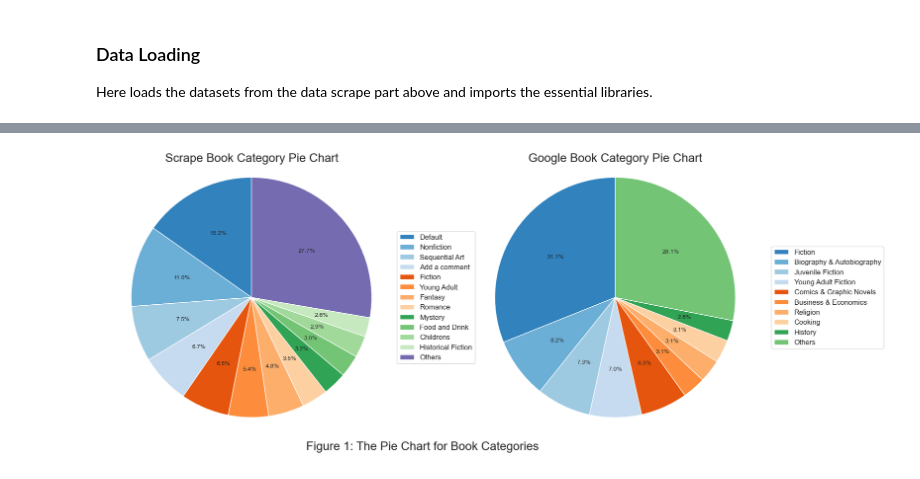
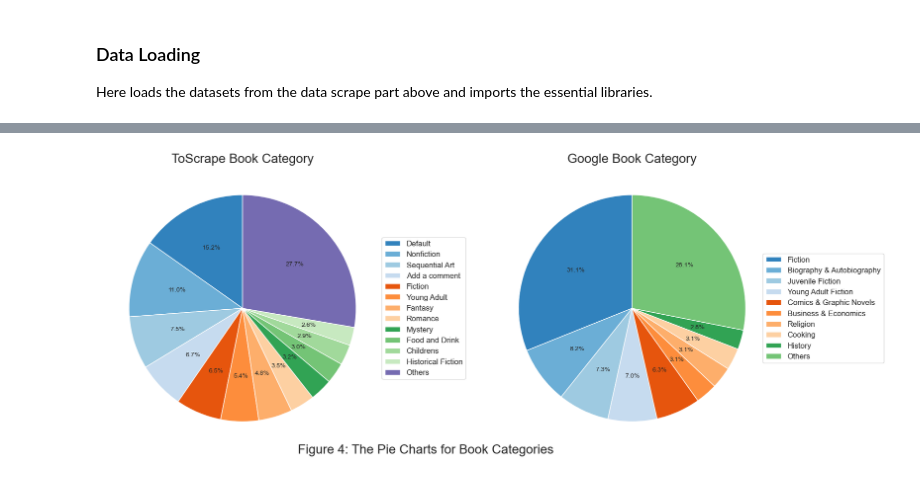
Before and after one commit to Zirui-Zhou/INT303_Web_Scraping_And_Data_Analysis, a Jupyter notebook: Zirui_Zhou+1927924.ipynb, the cells around one changed output, grey strips where cells are left out. Saved outputs shown, nothing was run; the diff lists cells and outputs as text; code cells hidden in the pictures.

```diff
--- a/Zirui_Zhou+1927924.ipynb
+++ b/Zirui_Zhou+1927924.ipynb
@@ -673,38 +819,61 @@ _ = ax4.bar_label(bars)
 # %%
 scrape_category_info = book_info["Book category"].value_counts()
 google_category_info = book_info["Google Category"].value_counts()
+other_threshold = 20
 
 scrape_category_info = pandas.concat([
-    scrape_category_info[scrape_category_info.ge(20)],
-    pandas.Series(scrape_category_info[scrape_category_info.between(0, 20, inclusive="both")].sum(), ["Others"])
+    scrape_category_info[scrape_category_info.ge(other_threshold)],
+    pandas.Series(scrape_category_info[scrape_category_info.lt(other_threshold)].sum(), ["Others"])
+])
+google_category_info = pandas.concat([
+    google_category_info[google_category_info.ge(other_threshold)],
+    pandas.Series(google_category_info[google_category_info.lt(other_threshold)].sum(), ["Others"])
 ])
 
-google_category_info = pandas.concat([
-    google_category_info[google_category_info.ge(20)],
-    pandas.Series(google_category_info[google_category_info.between(0, 20, inclusive="both")].sum(), ["Others"])
-])
+fig4, (ax_s, ax_g) = plt.subplots(1, 2)
+fig4.set_size_inches(20, 8)
+fig4.text(
+    x=0.5,
+    y=0.1,
+    s="Figure 4: The Pie Charts for Book Categories",
+    ha="center",
+    fontsize=20
+)
+inner_colors = list(plt.get_cmap("tab20c").colors)
 
-import numpy as np
-cmap = plt.get_cmap("tab20c")
-inner_colors = list(cmap.colors)
+ax_s.pie(
+    scrape_category_info.values,
+    autopct='%1.1f%%',
+    startangle=90,
+    colors=inner_colors)
+ax_s.set_title(
+    "ToScrape Book Category",
+    fontsize=20
+)
+ax_s.legend(
+    labels=scrape_category_info.index,
+    bbox_to_anchor=(1.3, 0.5),
+    loc="center right",
+    fontsize=12
+)
 
-fig5, (ax5, av5) = plt.subplots(1, 2)
-fig5.set_size_inches(20, 8)
+ax_g.pie(
+    google_category_info.values,
+    autopct='%1.1f%%',
+    startangle=90,
+    colors=inner_colors
+)
+ax_g.set_title(
+    "Google Book Category",
+    fontsize=20
+)
+ax_g.legend(
+    labels=google_category_info.index,
+    bbox_to_anchor=(1.4, 0.5),
+    loc="center right",
+    fontsize=12
+)
 
-ax5.pie(scrape_category_info.values, autopct='%1.1f%%',
-        shadow=False, startangle=90, colors=inner_colors)
-_ = ax5.axis('equal')  # Equal aspect ratio ensures that pie is drawn as a circle.
-ax5.set_title("Scrape Book Category Pie Chart", fontsize=20)
-ax5.legend(labels=scrape_category_info.index, bbox_to_anchor=(1.25,0.5), loc="center right", fontsize=12
-          )
-
-av5.pie(google_category_info.values, autopct='%1.1f%%',
-        shadow=False, startangle=90, colors=inner_colors)
-_ = av5.axis('equal')  # Equal aspect ratio ensures that pie is drawn as a circle.
-# av5.legend(labels=google_category_info.index)
-av5.legend(labels=google_category_info.index, bbox_to_anchor=(1.4,0.5), loc="center right", fontsize=12
-           )
-av5.set_title("Google Book Category Pie Chart", fontsize=20)
-_ = fig5.text(s="Figure 1: The Pie Chart for Book Categories", x =0.5, y= 0.05, ha="center", fontsize=20)
+pass
 # %% [output]
-[figure, old version]
+[figure, new version]
```
Also changed, not shown: parts of 24 cells of this notebook.
